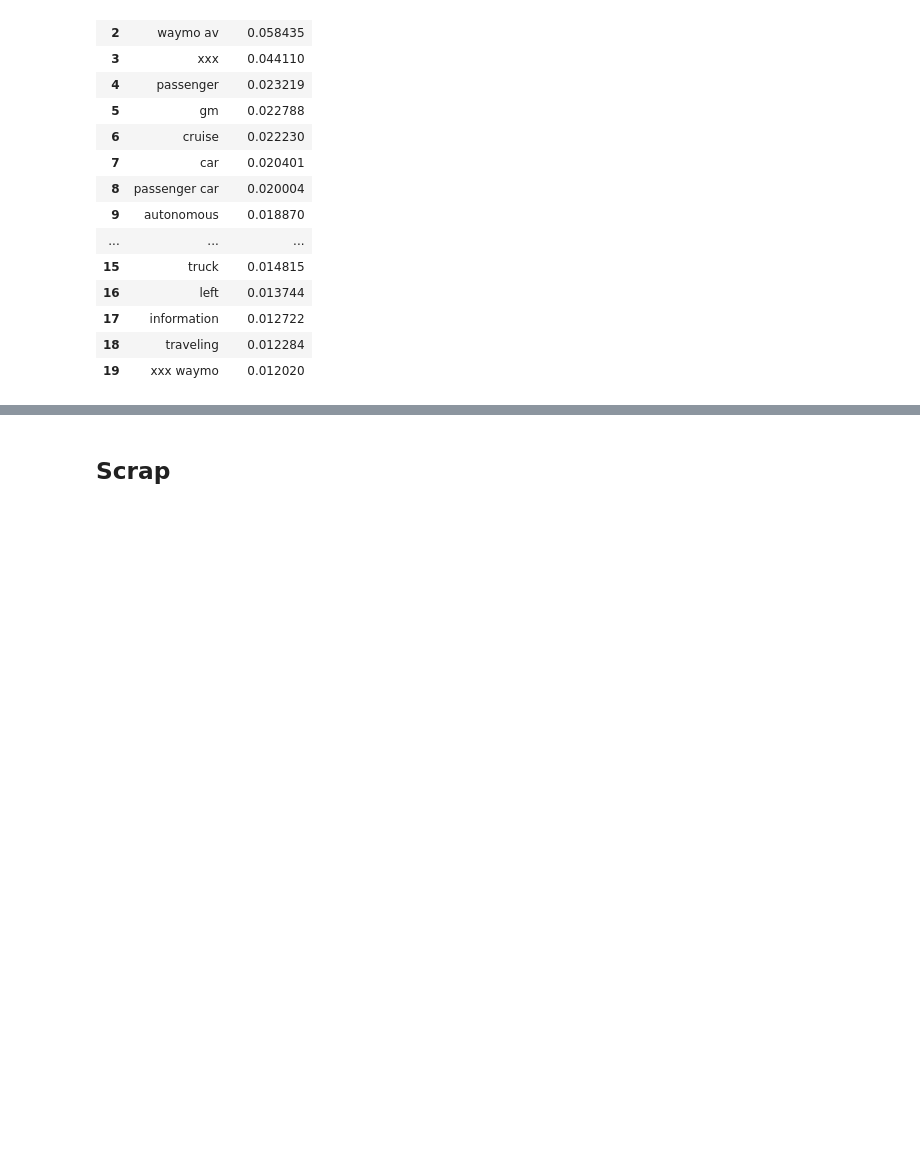
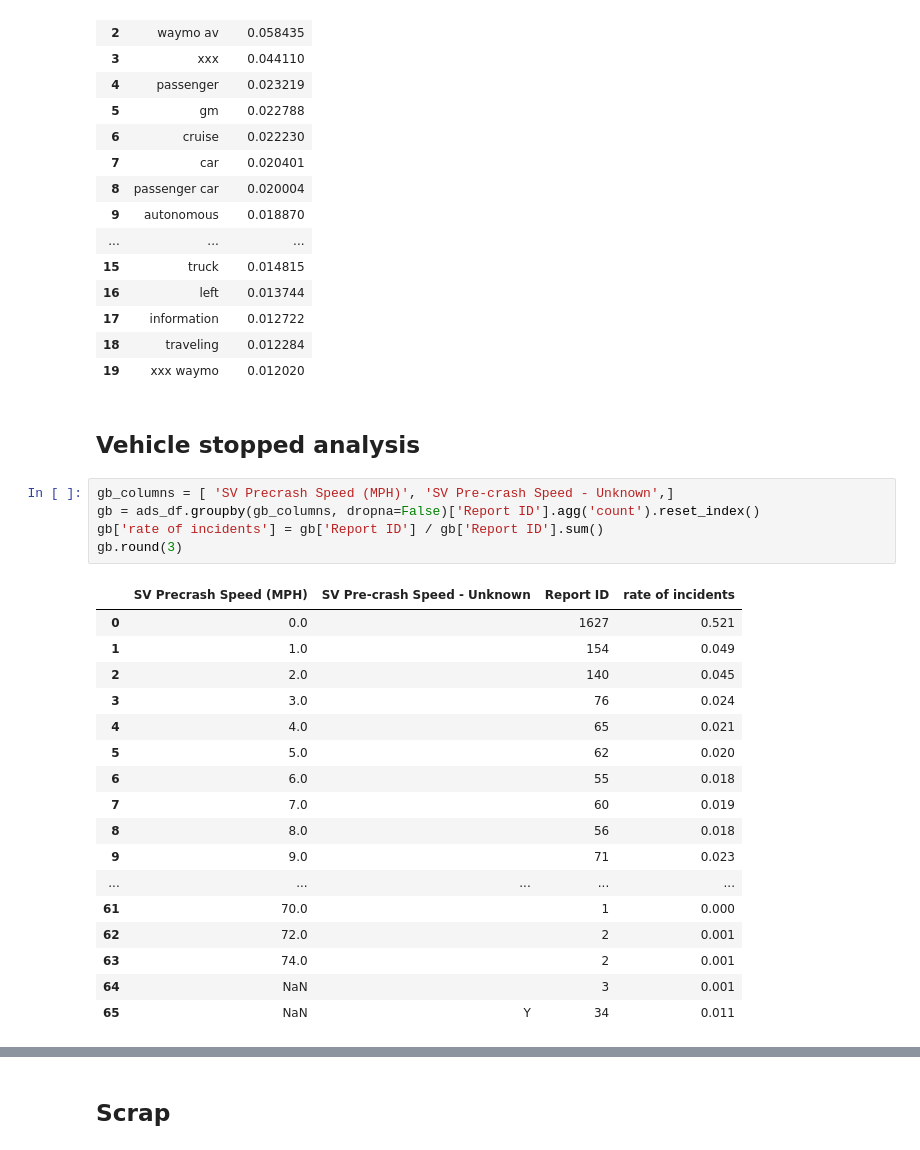
Before and after one commit to AurelianTactics/avird_2026, a Jupyter notebook: eda/ADS_to_2026_03_16/01_eda_initial_explore_2026.ipynb, the cells around one changed output, grey strips where cells are left out. Cells and saved outputs as stored; diff of their text form; blank space fills up the shorter version.

```diff
--- a/eda/ADS_to_2026_03_16/01_eda_initial_explore_2026.ipynb
+++ b/eda/ADS_to_2026_03_16/01_eda_initial_explore_2026.ipynb
@@ -646,3 +646,28 @@ eda_utils_nlp.top_tfidf(ads_df['Narrative'], n=5, top_k=20)
 | 17 | information | 0.012722 |
 | 18 | traveling | 0.012284 |
 | 19 | xxx waymo | 0.012020 |
+# %% [markdown]
+## Vehicle stopped analysis
+# %%
+gb_columns = [ 'SV Precrash Speed (MPH)', 'SV Pre-crash Speed - Unknown',]
+gb = ads_df.groupby(gb_columns, dropna=False)['Report ID'].agg('count').reset_index()
+gb['rate of incidents'] = gb['Report ID'] / gb['Report ID'].sum()
+gb.round(3)
+# %% [output]
+|  | SV Precrash Speed (MPH) | SV Pre-crash Speed - Unknown | Report ID | rate of incidents |
+| 0 | 0.0 |  | 1627 | 0.521 |
+| 1 | 1.0 |  | 154 | 0.049 |
+| 2 | 2.0 |  | 140 | 0.045 |
+| 3 | 3.0 |  | 76 | 0.024 |
+| 4 | 4.0 |  | 65 | 0.021 |
+| 5 | 5.0 |  | 62 | 0.020 |
+| 6 | 6.0 |  | 55 | 0.018 |
+| 7 | 7.0 |  | 60 | 0.019 |
+| 8 | 8.0 |  | 56 | 0.018 |
+| 9 | 9.0 |  | 71 | 0.023 |
+| ... | ... | ... | ... | ... |
+| 61 | 70.0 |  | 1 | 0.000 |
+| 62 | 72.0 |  | 2 | 0.001 |
+| 63 | 74.0 |  | 2 | 0.001 |
+| 64 | NaN |  | 3 | 0.001 |
+| 65 | NaN | Y | 34 | 0.011 |
```
Also changed, not shown: parts of 14 cells of this notebook, 29 other files.
